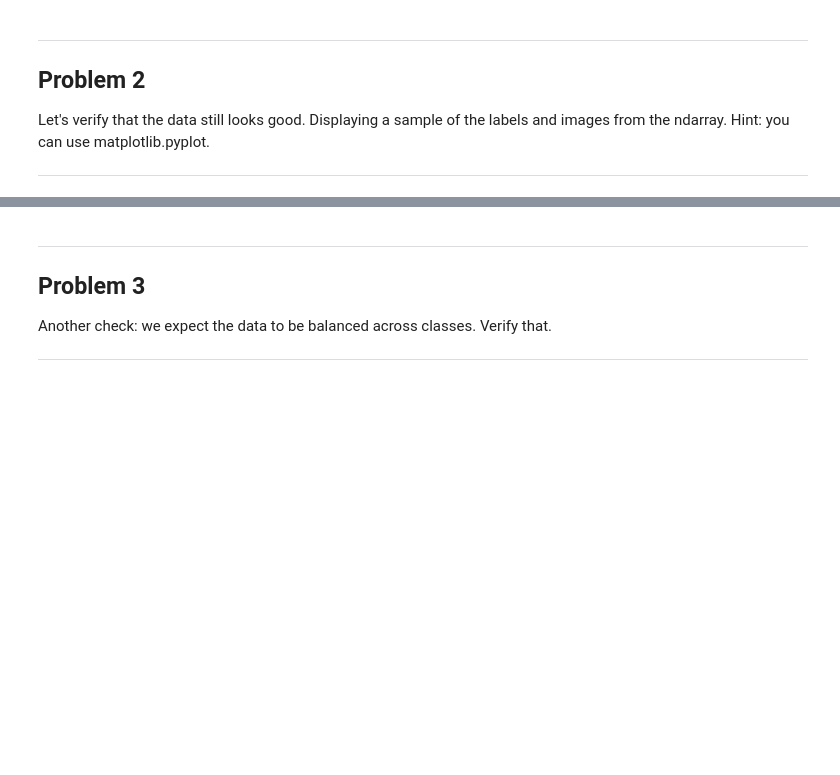
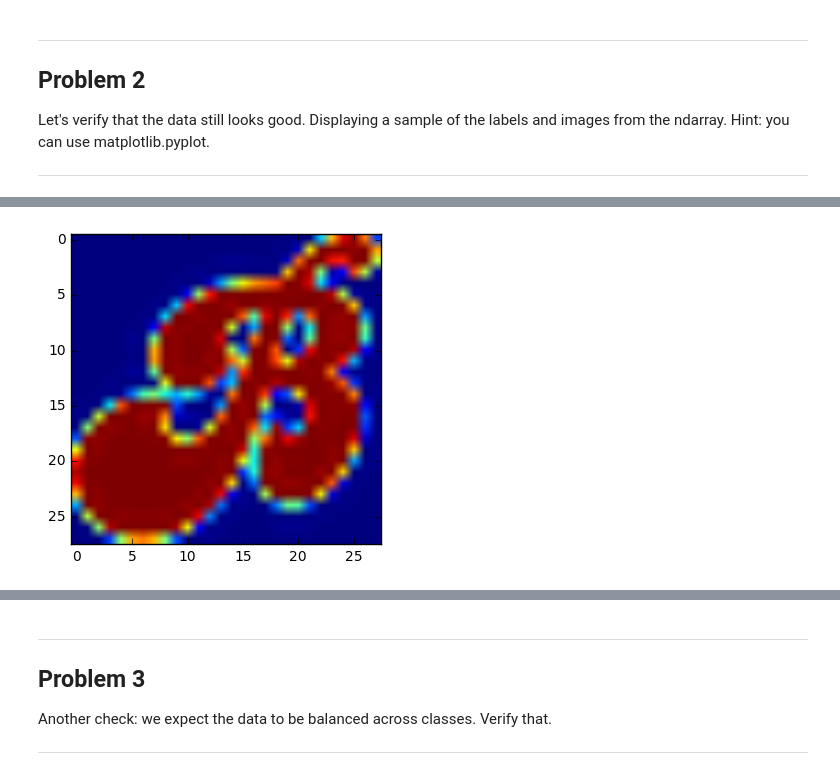
Before and after one commit to hamzafar/deep_learning_by_Google, a Jupyter notebook: lesson1/1_notmnist.ipynb, the cells around one changed output, grey strips where cells are left out. Cells and saved outputs as stored; diff of their text form; code cells hidden in the pictures; blank space fills up the shorter version.

```diff
--- a/lesson1/1_notmnist.ipynb
+++ b/lesson1/1_notmnist.ipynb
@@ -207,0 +219,6 @@ Let's verify that the data still looks good. Displaying a sample of the labels a
+# %%
+with open(train_datasets[1], 'rb') as f:
+    dataset_b = pickle.load(f)
+    plt.imshow(dataset_b[3000])
+# %% [output]
+[figure, added]
```
Also changed, not shown: parts of 6 cells of this notebook.
